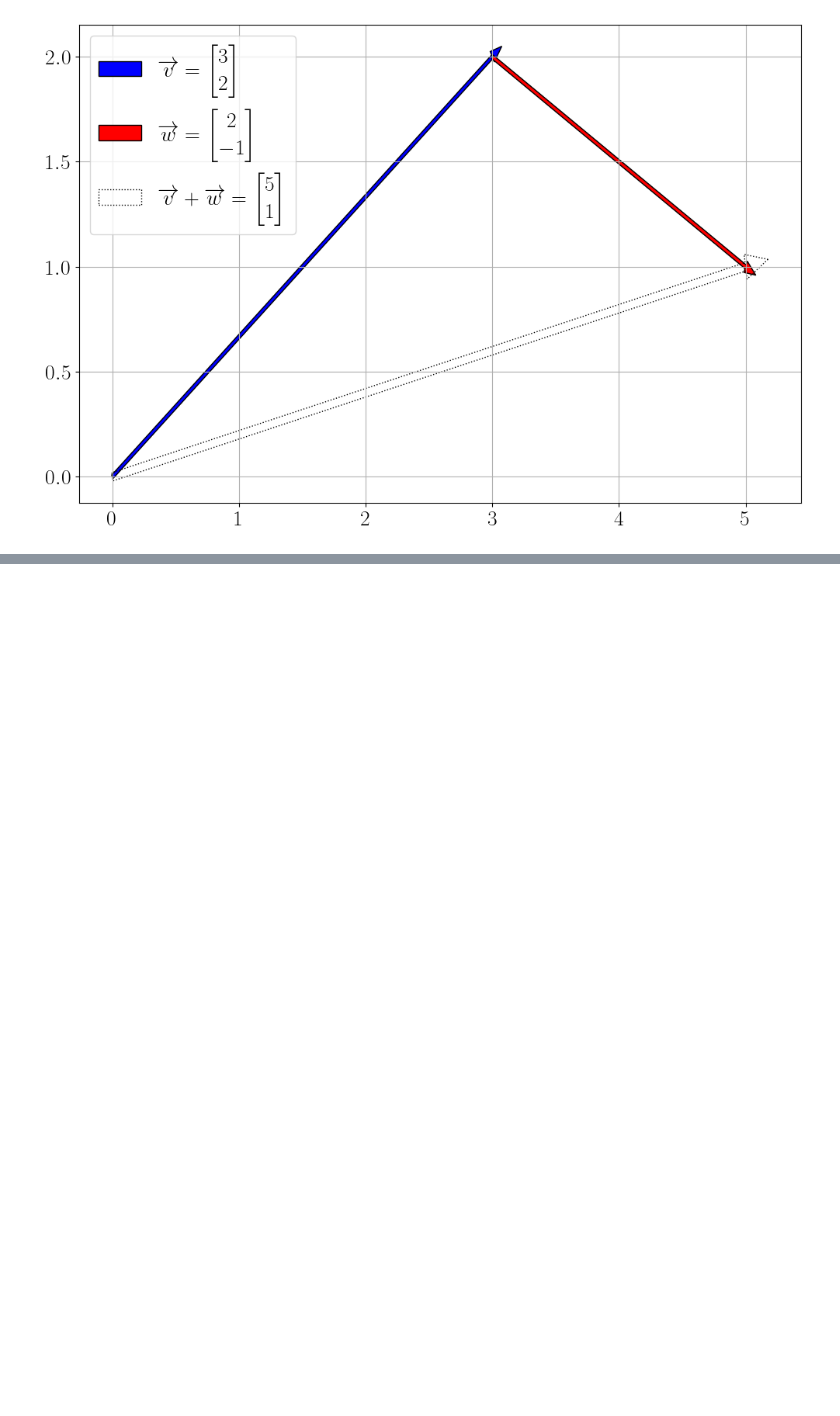
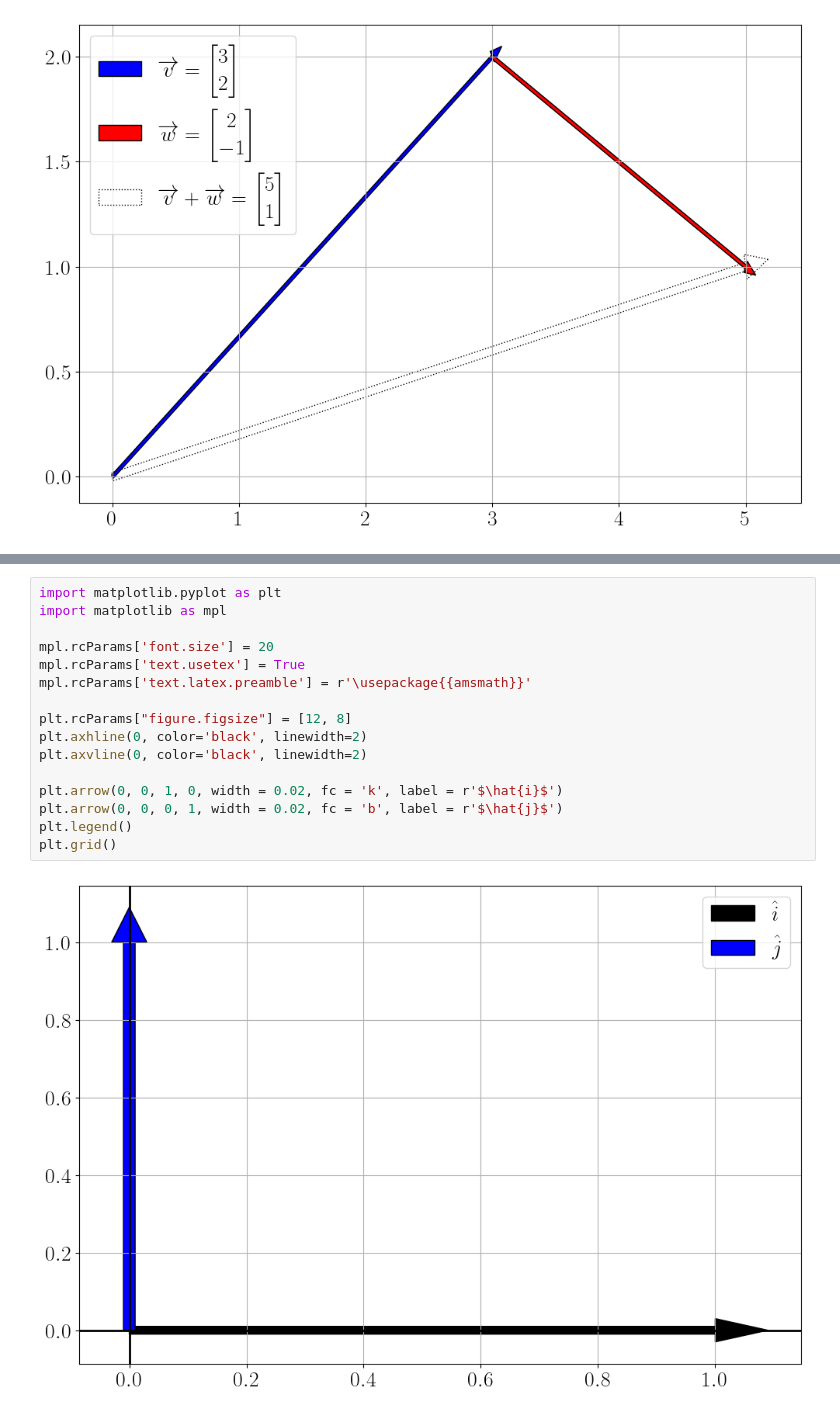
Before and after one commit to mlvhub/quant-learning, a Jupyter notebook: essential-math-for-data-science/04-linear-algebra.ipynb, the cells around one changed output, grey strips where cells are left out. Drawn from its saved outputs; the diff is of its cells as text; blank space fills up the shorter version.

```diff
--- a/essential-math-for-data-science/04-linear-algebra.ipynb
+++ b/essential-math-for-data-science/04-linear-algebra.ipynb
@@ -126,0 +253,18 @@ plt.grid()
+# %%
+import matplotlib.pyplot as plt
+import matplotlib as mpl
+
+mpl.rcParams['font.size'] = 20
+mpl.rcParams['text.usetex'] = True
+mpl.rcParams['text.latex.preamble'] = r'\usepackage{{amsmath}}'
+
+plt.rcParams["figure.figsize"] = [12, 8]
+plt.axhline(0, color='black', linewidth=2)
+plt.axvline(0, color='black', linewidth=2)
+
+plt.arrow(0, 0, 1, 0, width = 0.02, fc = 'k', label = r'$\hat{i}$')
+plt.arrow(0, 0, 0, 1, width = 0.02, fc = 'b', label = r'$\hat{j}$')
+plt.legend()
+plt.grid()
+# %% [output]
+[figure, added]
```
Also changed, not shown: parts of 21 cells of this notebook.
